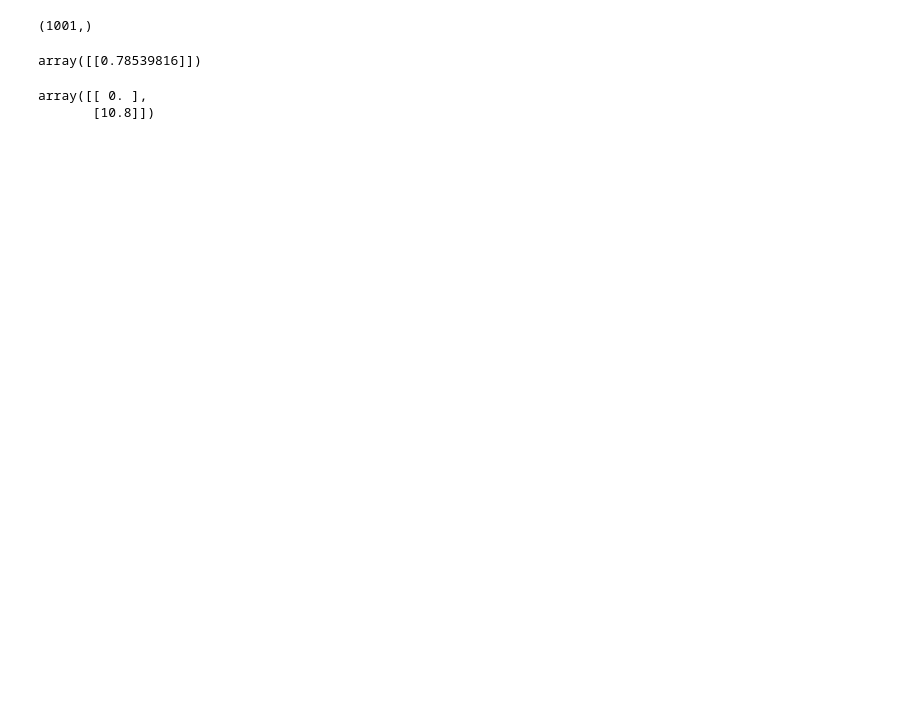
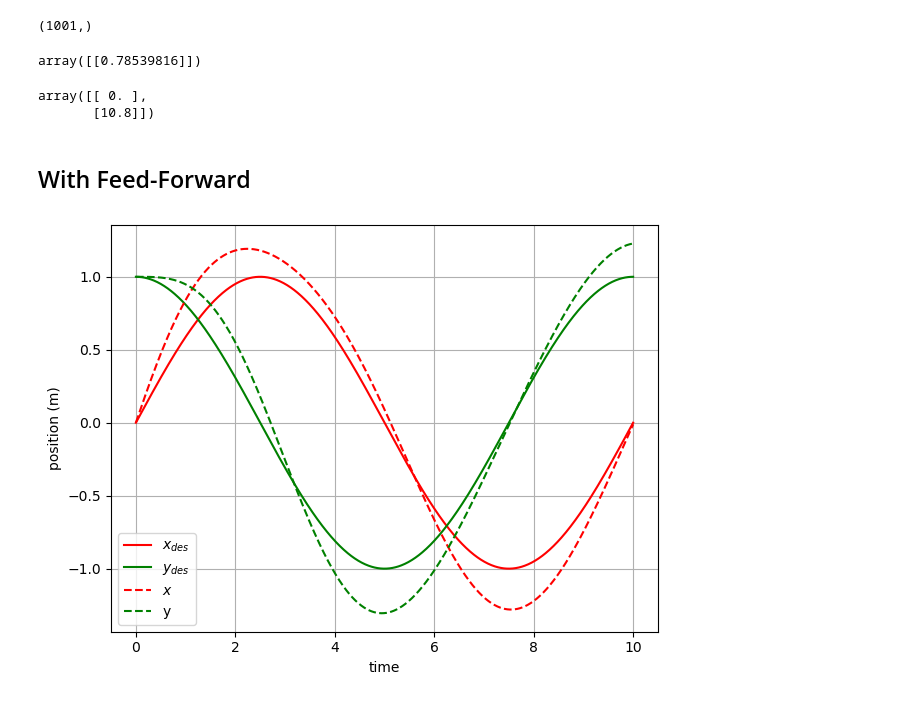
Before and after one commit to Rooholla-KhorramBakht/DiffFlat2DQuad, a Jupyter notebook: controller.ipynb, the cells around one changed output. Saved outputs shown, nothing was run; the diff lists cells and outputs as text; code cells hidden in the pictures; blank space fills up the shorter version.

```diff
--- a/controller.ipynb
+++ b/controller.ipynb
@@ -293,3 +301,5 @@ computeDesiredAcceleration(np.array([0,0]).reshape(2,1), np.array([0,1]).reshape
 # %% [output]
 array([[ 0. ],
        [10.8]])
+# %% [markdown]
+## With Feed-Forward
@@ -295,0 +341,14 @@ array([[ 0. ],
+# %%
+plt.plot(time_num, x.T, 'r')
+plt.plot(time_num, y.T, 'g')
+
+plt.plot(time_num, state[[0],:].T, 'r--')
+plt.plot(time_num, state[[2],:].T, 'g--')
+plt.legend(['$x_{des}$', '$y_{des}$', '$x$', 'y'])
+plt.xlabel('time')
+plt.ylabel('position (m)')
+plt.grid(True)
+plt.tight_layout()
+plt.savefig('results/pd_no_ff_performance.pdf')
+# %% [output]
+[figure, added]
```
Also changed, not shown: parts of 4 cells of this notebook, 1 other file.
